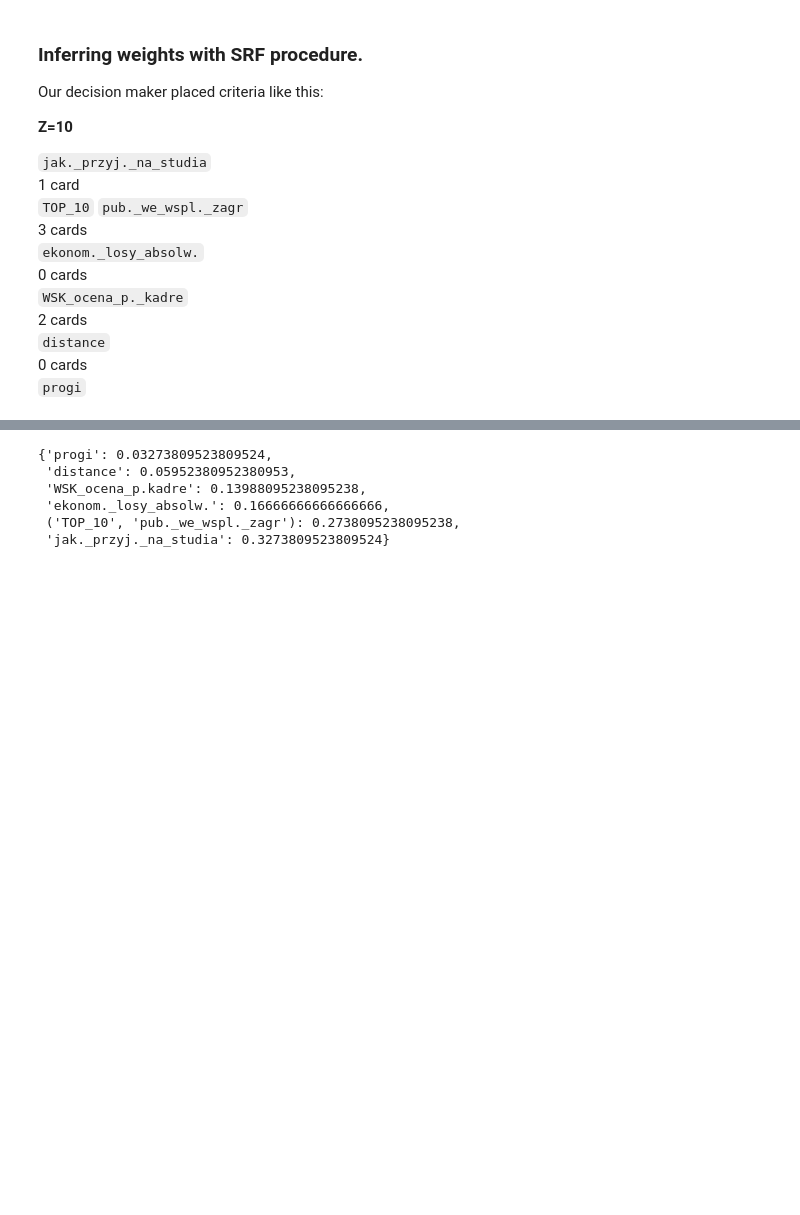
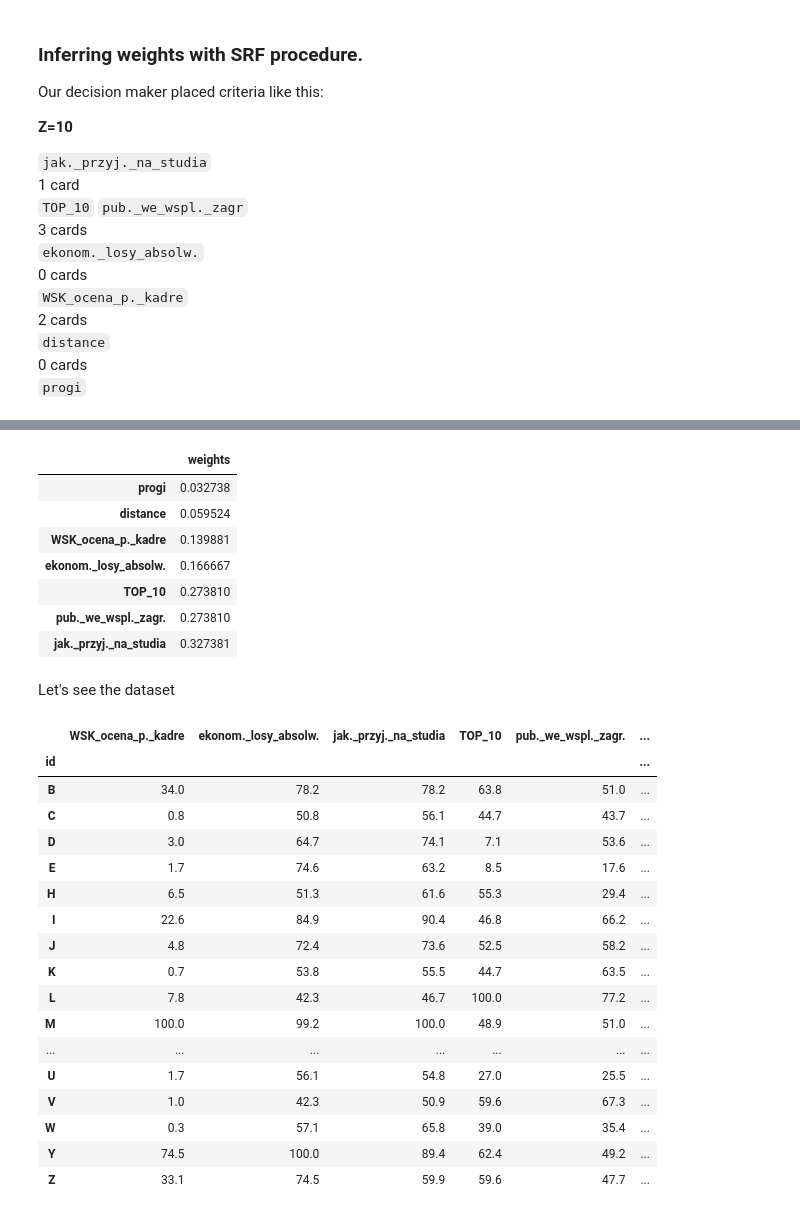
Before and after one commit to SebChw/elethee, a Jupyter notebook: report.ipynb, the cells around one changed output, grey strips where cells are left out. Saved outputs shown, nothing was run; the diff lists cells and outputs as text; code cells hidden in the pictures; blank space fills up the shorter version.

```diff
--- a/report.ipynb
+++ b/report.ipynb
@@ -129,16 +134,45 @@ Our decision maker placed criteria like this:
 # %%
-from mcda.srf import get_srf
+from mcda.utils import get_srf, infer_lambda
+import pandas as pd
+import numpy as np
 
 Z = 10
-ORDERED_CRITERIA = ["progi", "distance", "WSK_ocena_p.kadre", "ekonom._losy_absolw.",
-                    ("TOP_10", "pub._we_wspl._zagr"), "jak._przyj._na_studia"]
+ORDERED_CRITERIA = ["progi", "distance", "WSK_ocena_p._kadre", "ekonom._losy_absolw.",
+                    ("TOP_10", "pub._we_wspl._zagr."), "jak._przyj._na_studia"]
 BLANK_CARDS = [0,2,0,3,1]
 
-get_srf(Z, ORDERED_CRITERIA, BLANK_CARDS)
+WEIGHTS = get_srf(Z, ORDERED_CRITERIA, BLANK_CARDS)
+pd.DataFrame(WEIGHTS.values(), columns = ["weights"], index=WEIGHTS.keys())
 # %% [output]
-{'progi': 0.03273809523809524,
- 'distance': 0.05952380952380953,
- 'WSK_ocena_p.kadre': 0.13988095238095238,
- 'ekonom._losy_absolw.': 0.16666666666666666,
- ('TOP_10', 'pub._we_wspl._zagr'): 0.2738095238095238,
- 'jak._przyj._na_studia': 0.3273809523809524}
+|  | weights |
+| progi | 0.032738 |
+| distance | 0.059524 |
+| WSK_ocena_p._kadre | 0.139881 |
+| ekonom._losy_absolw. | 0.166667 |
+| TOP_10 | 0.273810 |
+| pub._we_wspl._zagr. | 0.273810 |
+| jak._przyj._na_studia | 0.327381 |
+# %% [markdown]
+Let's see the dataset
+# %%
+data = pd.read_csv("universities_final.csv", index_col="id")
+data
+# %% [output]
+|  | WSK_ocena_p._kadre | ekonom._losy_absolw. | jak._przyj._na_studia | TOP_10 | pub._we_wspl._zagr. | ... |
+| id |  |  |  |  |  | ... |
+| B | 34.0 | 78.2 | 78.2 | 63.8 | 51.0 | ... |
+| C | 0.8 | 50.8 | 56.1 | 44.7 | 43.7 | ... |
+| D | 3.0 | 64.7 | 74.1 | 7.1 | 53.6 | ... |
+| E | 1.7 | 74.6 | 63.2 | 8.5 | 17.6 | ... |
+| H | 6.5 | 51.3 | 61.6 | 55.3 | 29.4 | ... |
+| I | 22.6 | 84.9 | 90.4 | 46.8 | 66.2 | ... |
+| J | 4.8 | 72.4 | 73.6 | 52.5 | 58.2 | ... |
+| K | 0.7 | 53.8 | 55.5 | 44.7 | 63.5 | ... |
+| L | 7.8 | 42.3 | 46.7 | 100.0 | 77.2 | ... |
+| M | 100.0 | 99.2 | 100.0 | 48.9 | 51.0 | ... |
+| ... | ... | ... | ... | ... | ... | ... |
+| U | 1.7 | 56.1 | 54.8 | 27.0 | 25.5 | ... |
+| V | 1.0 | 42.3 | 50.9 | 59.6 | 67.3 | ... |
+| W | 0.3 | 57.1 | 65.8 | 39.0 | 35.4 | ... |
+| Y | 74.5 | 100.0 | 89.4 | 62.4 | 49.2 | ... |
+| Z | 33.1 | 74.5 | 59.9 | 59.6 | 47.7 | ... |
```
Also changed, not shown: parts of 23 cells of this notebook.
